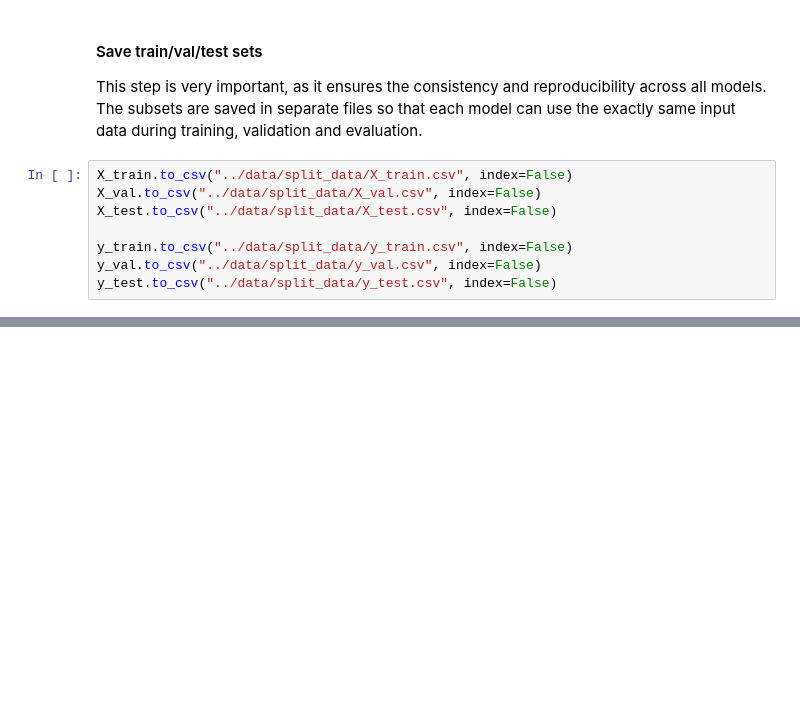
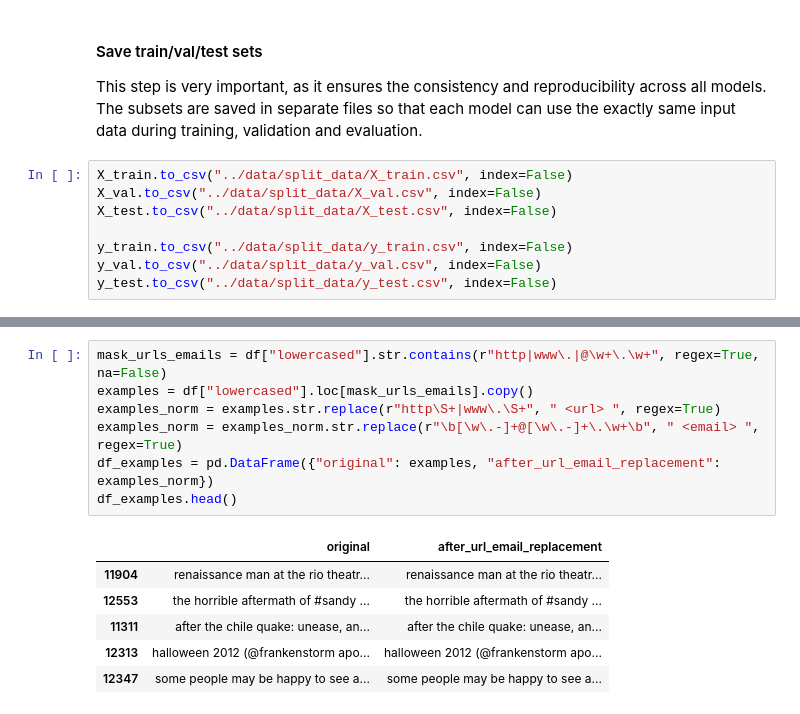
Before and after one commit to KaterinaSSlavova/Crisis-Help-Classification, a Jupyter notebook: Notebooks/02_data_provisioning.ipynb, the cells around one changed output, grey strips where cells are left out. Cells and saved outputs as stored; diff of their text form; blank space fills up the shorter version.

```diff
--- a/Notebooks/02_data_provisioning.ipynb
+++ b/Notebooks/02_data_provisioning.ipynb
@@ -588,0 +615,14 @@ y_test.to_csv("../data/split_data/y_test.csv", index=False)
+# %%
+mask_urls_emails = df["lowercased"].str.contains(r"http|www\.|@\w+\.\w+", regex=True, na=False)
+examples = df["lowercased"].loc[mask_urls_emails].copy()
+examples_norm = examples.str.replace(r"http\S+|www\.\S+", " <url> ", regex=True)
+examples_norm = examples_norm.str.replace(r"\b[\w\.-]+@[\w\.-]+\.\w+\b", " <email> ", regex=True)
+df_examples = pd.DataFrame({"original": examples, "after_url_email_replacement": examples_norm})
+df_examples.head()
+# %% [output]
+|  | original | after_url_email_replacement |
+| 11904 | renaissance man at the rio theatr... | renaissance man at the rio theatr... |
+| 12553 | the horrible aftermath of #sandy ... | the horrible aftermath of #sandy ... |
+| 11311 | after the chile quake: unease, an... | after the chile quake: unease, an... |
+| 12313 | halloween 2012 (@frankenstorm apo... | halloween 2012 (@frankenstorm apo... |
+| 12347 | some people may be happy to see a... | some people may be happy to see a... |
```
Also changed, not shown: parts of 15 cells of this notebook.
